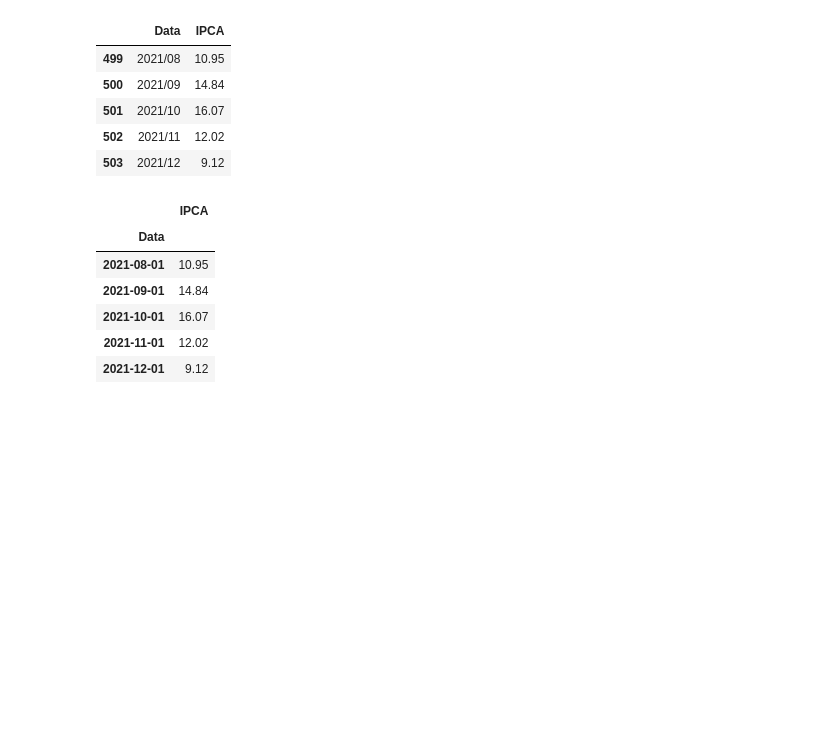
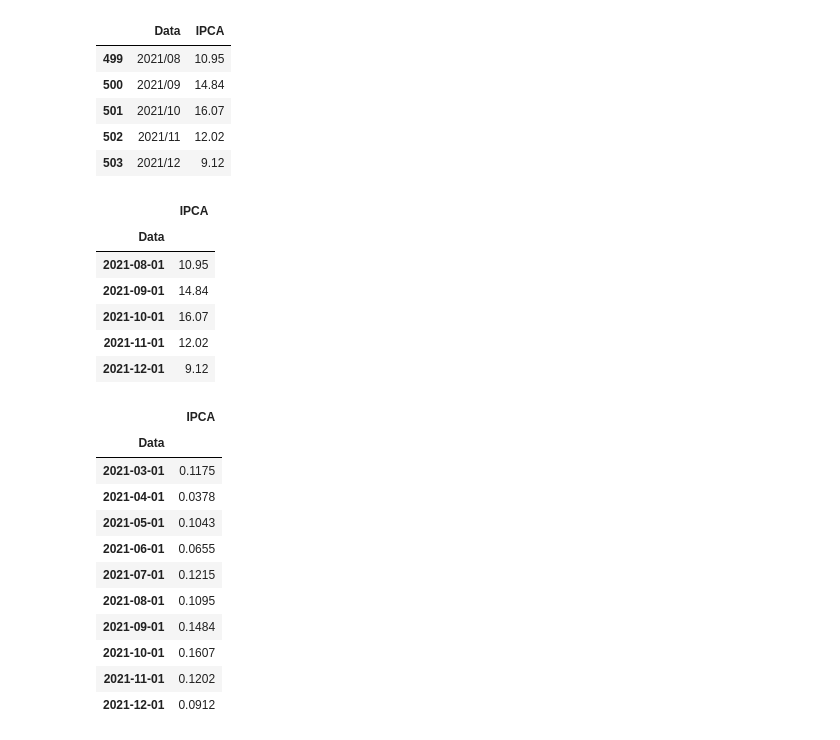
Before and after one commit to Pugianf/Big_Data_and_Public_Sector_III-Economic_Development, a Jupyter notebook: Trablaho_Final_Big_Data_e_Setor_Público_III.ipynb, the cells around one changed output. Saved outputs shown, nothing was run; the diff lists cells and outputs as text; code cells hidden in the pictures; blank space fills up the shorter version.

```diff
--- a/Trablaho_Final_Big_Data_e_Setor_Público_III.ipynb
+++ b/Trablaho_Final_Big_Data_e_Setor_Público_III.ipynb
@@ -153,3 +155,22 @@ dfIPCA.tail(5)
 | 2021-10-01 | 16.07 |
 | 2021-11-01 | 12.02 |
 | 2021-12-01 | 9.12 |
+# %%
+# dividindo por 100 para deixar no formato numérico
+
+dfIPCA['IPCA'] = dfIPCA['IPCA'] / 100
+
+dfIPCA.tail(10)
+# %% [output]
+|  | IPCA |
+| Data |  |
+| 2021-03-01 | 0.1175 |
+| 2021-04-01 | 0.0378 |
+| 2021-05-01 | 0.1043 |
+| 2021-06-01 | 0.0655 |
+| 2021-07-01 | 0.1215 |
+| 2021-08-01 | 0.1095 |
+| 2021-09-01 | 0.1484 |
+| 2021-10-01 | 0.1607 |
+| 2021-11-01 | 0.1202 |
+| 2021-12-01 | 0.0912 |
```
Also changed, not shown: parts of 8 cells of this notebook.
